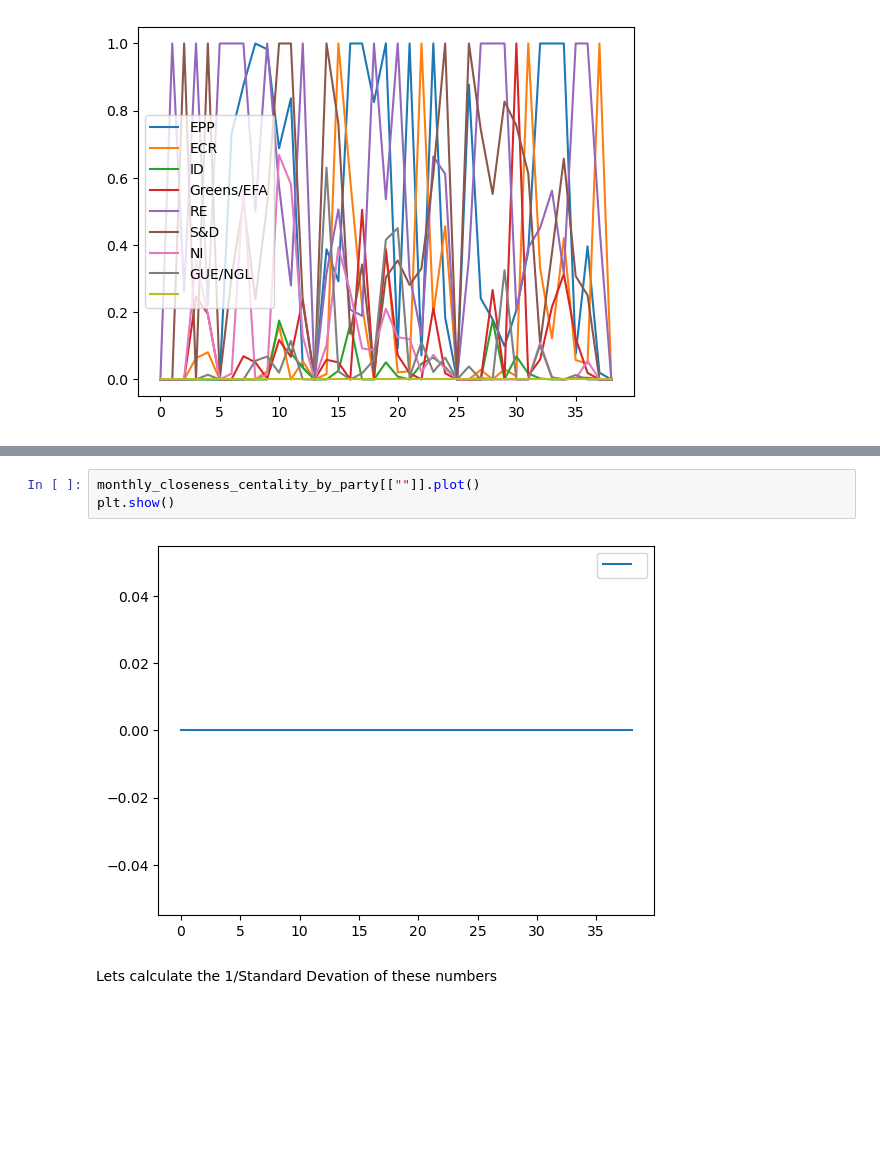
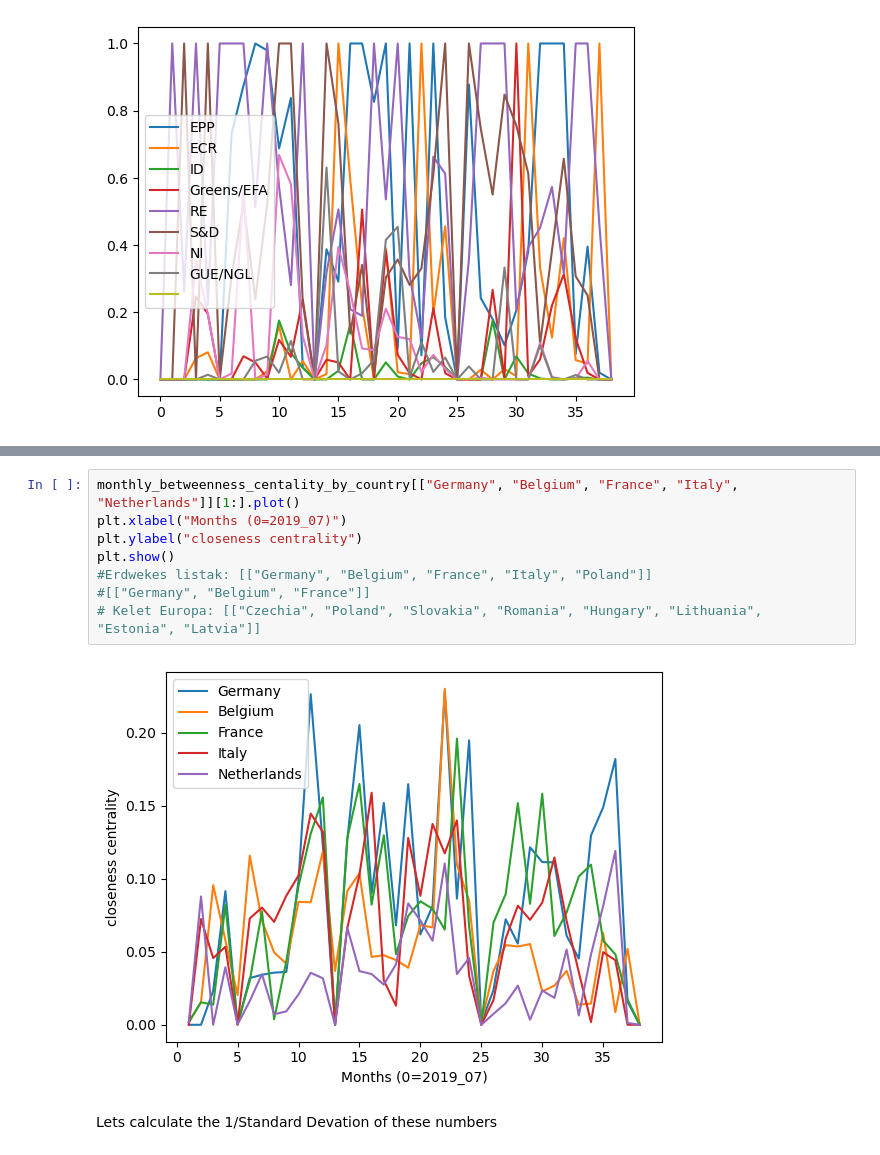
Before and after one commit to maritsm/temalabor-2023, a Jupyter notebook: Adam_Group_Centrality.ipynb, the cells around one changed output, grey strips where cells are left out. Cells and saved outputs as stored; diff of their text form; blank space fills up the shorter version.

```diff
--- a/Adam_Group_Centrality.ipynb
+++ b/Adam_Group_Centrality.ipynb
@@ -133,8 +149,13 @@ plt.show()
 # %%
-monthly_closeness_centality_by_party[[""]].plot()
+monthly_betweenness_centality_by_country[["Germany", "Belgium", "France", "Italy", "Netherlands"]][1:].plot()
+plt.xlabel("Months (0=2019_07)")
+plt.ylabel("closeness centrality")
 plt.show()
+#Erdwekes listak: [["Germany", "Belgium", "France", "Italy", "Poland"]]
+#[["Germany", "Belgium", "France"]]
+# Kelet Europa: [["Czechia", "Poland", "Slovakia", "Romania", "Hungary", "Lithuania", "Estonia", "Latvia"]]
 # %% [output]
-[figure, old version]
+[figure, new version]
 # %% [markdown]
 Lets calculate the 1/Standard Devation of these numbers
 # %%
```
Also changed, not shown: parts of 10 cells of this notebook.
